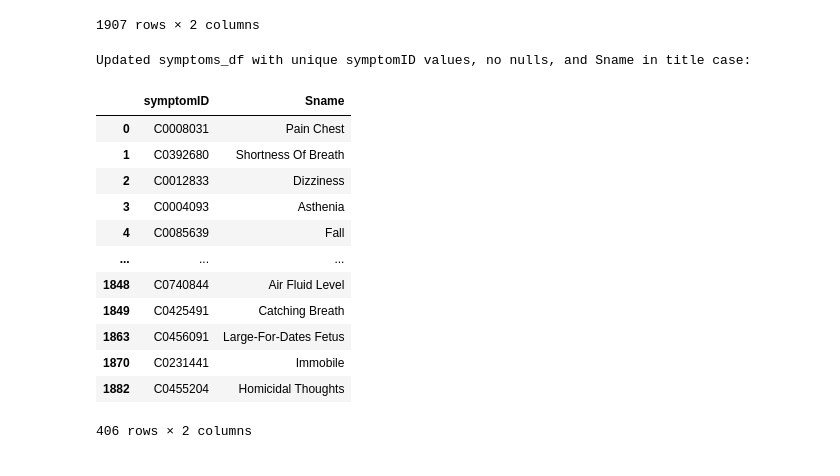
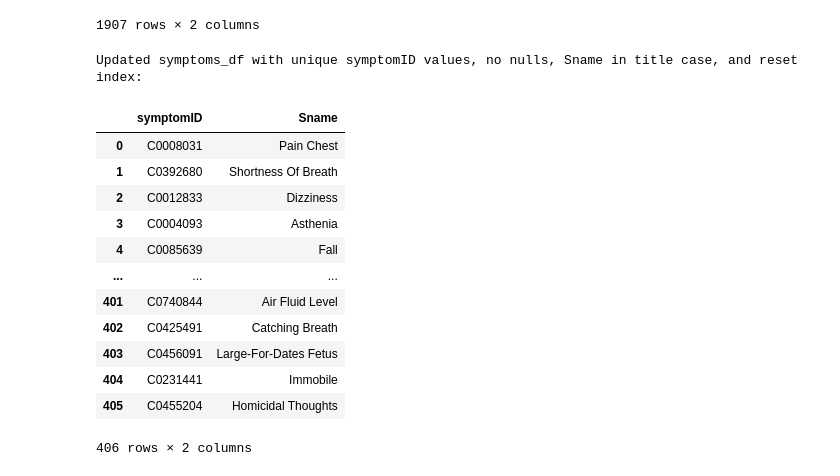
Before and after one commit to Saurabh-Lakhanpal/symptoms-analyzer, a Jupyter notebook: backend/etl.ipynb, the cells around one changed output. Cells and saved outputs as stored; diff of their text form; code cells hidden in the pictures.

```diff
--- a/backend/etl.ipynb
+++ b/backend/etl.ipynb
@@ -357,31 +342,34 @@ symptoms_df created successfully:
 # %%
 # Step 1: Remove rows with null values in 'symptomID' or 'Sname'
 symptoms_df = symptoms_df.dropna(subset=['symptomID', 'Sname'])
 
 # Step 2: Remove rows where 'Sname' is empty or contains only whitespace
 symptoms_df = symptoms_df[symptoms_df['Sname'].str.strip() != '']
 
 # Step 3: Retain only rows with unique symptomID
-symptoms_df = symptoms_df.drop_duplicates(subset='symptomID', keep='first')
+symptoms_df = symptoms_df.drop_duplicates(subset='symptomID')
 
 # Step 4: Convert Sname column to title case
 symptoms_df['Sname'] = symptoms_df['Sname'].str.title()
 
+# Step 5: Reset the index
+symptoms_df = symptoms_df.reset_index(drop=True)
+
 # Print the updated DataFrame
-print("\nUpdated symptoms_df with unique symptomID values, no nulls, and Sname in title case:")
+print("\nUpdated symptoms_df with unique symptomID values, no nulls, Sname in title case, and reset index:")
 symptoms_df
 # %% [output]
-Updated symptoms_df with unique symptomID values, no nulls, and Sname in title case:
+Updated symptoms_df with unique symptomID values, no nulls, Sname in title case, and reset index:
 |  | symptomID | Sname |
 | 0 | C0008031 | Pain Chest |
 | 1 | C0392680 | Shortness Of Breath |
 | 2 | C0012833 | Dizziness |
 | 3 | C0004093 | Asthenia |
 | 4 | C0085639 | Fall |
 | ... | ... | ... |
-| 1848 | C0740844 | Air Fluid Level |
-| 1849 | C0425491 | Catching Breath |
-| 1863 | C0456091 | Large-For-Dates Fetus |
-| 1870 | C0231441 | Immobile |
-| 1882 | C0455204 | Homicidal Thoughts |
+| 401 | C0740844 | Air Fluid Level |
+| 402 | C0425491 | Catching Breath |
+| 403 | C0456091 | Large-For-Dates Fetus |
+| 404 | C0231441 | Immobile |
+| 405 | C0455204 | Homicidal Thoughts |
 406 rows × 2 columns
```
Also changed, not shown: parts of 3 cells of this notebook.
